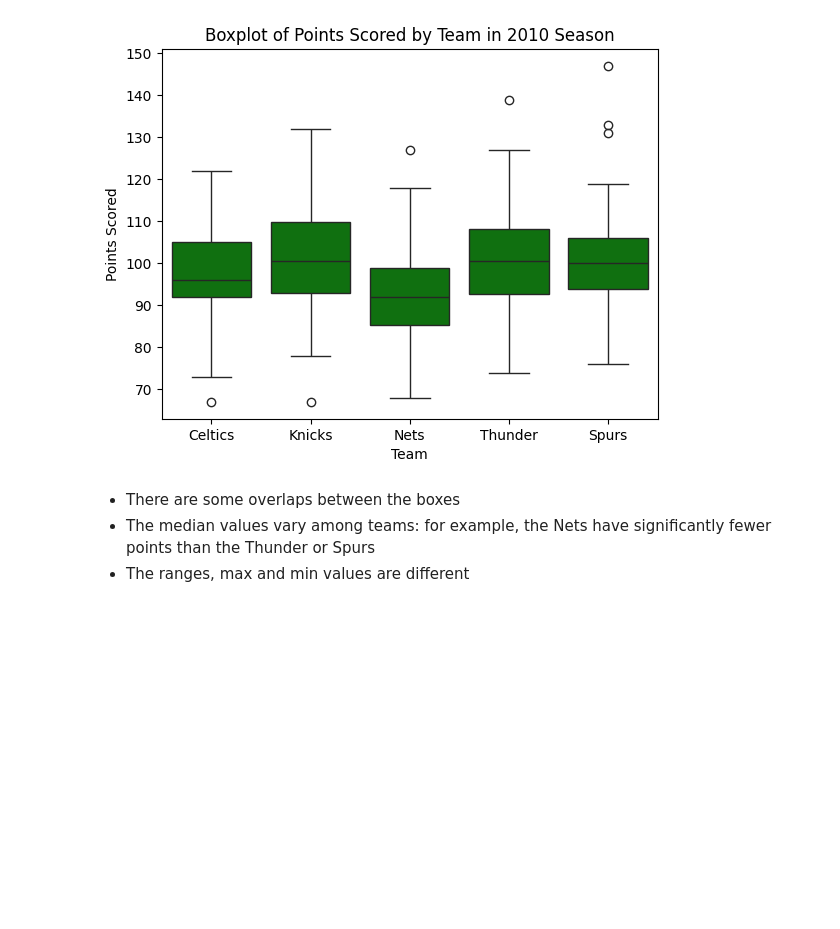
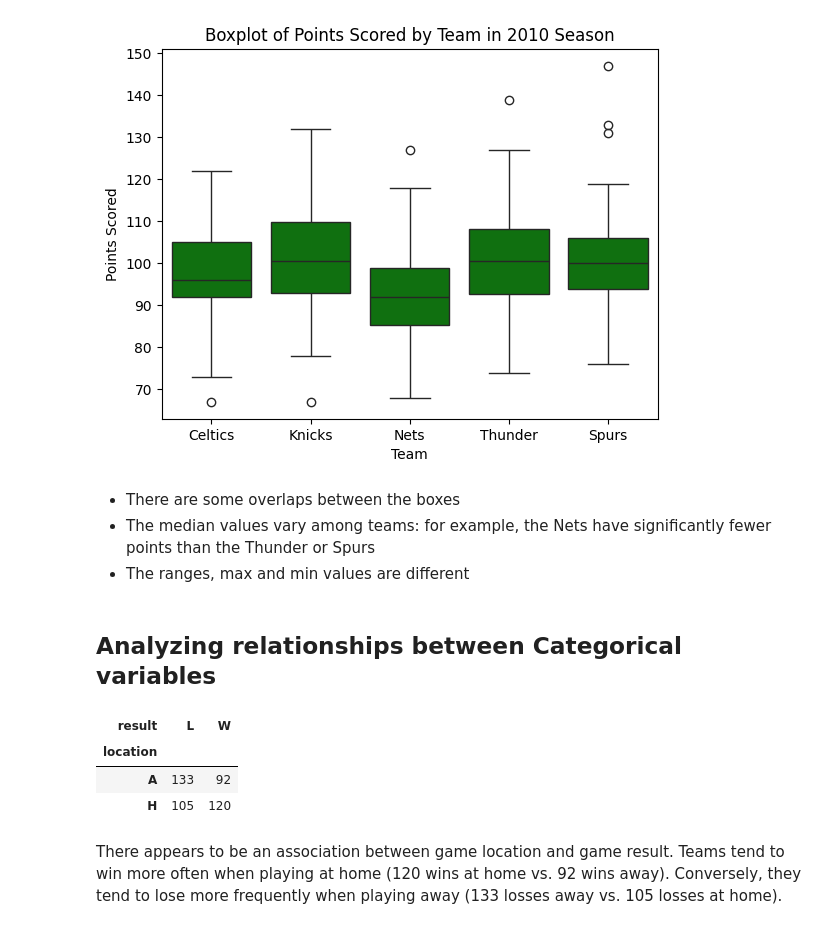
Before and after one commit to 7086600/nba_trends, a Jupyter notebook: nba_trends_project.ipynb, the cells around one changed output. Cells and saved outputs as stored; diff of their text form; code cells hidden in the pictures; blank space fills up the shorter version.

Commit message:
calculate a contingency table of frequencies between game_location and game_result

```diff
--- a/nba_trends_project.ipynb
+++ b/nba_trends_project.ipynb
@@ -170 +170,16 @@ plt.close()
 - The ranges, max and min values are different
+# %% [markdown]
+## Analyzing relationships between Categorical variables
+# %%
+# calculate a contingency table of frequencies between game_location and game_result
+location_result_freq = pd.crosstab(nba_2010.game_location, nba_2010.game_result, rownames=['location'], colnames=['result'], )
+location_result_freq
+# %% [output]
+| result | L | W |
+| location |  |  |
+| A | 133 | 92 |
+| H | 105 | 120 |
+# %% [markdown]
+There appears to be an association between game location and game result.
+Teams tend to win more often when playing at home (120 wins at home vs. 92 wins away).
+Conversely, they tend to lose more frequently when playing away (133 losses away vs. 105 losses at home).
```
